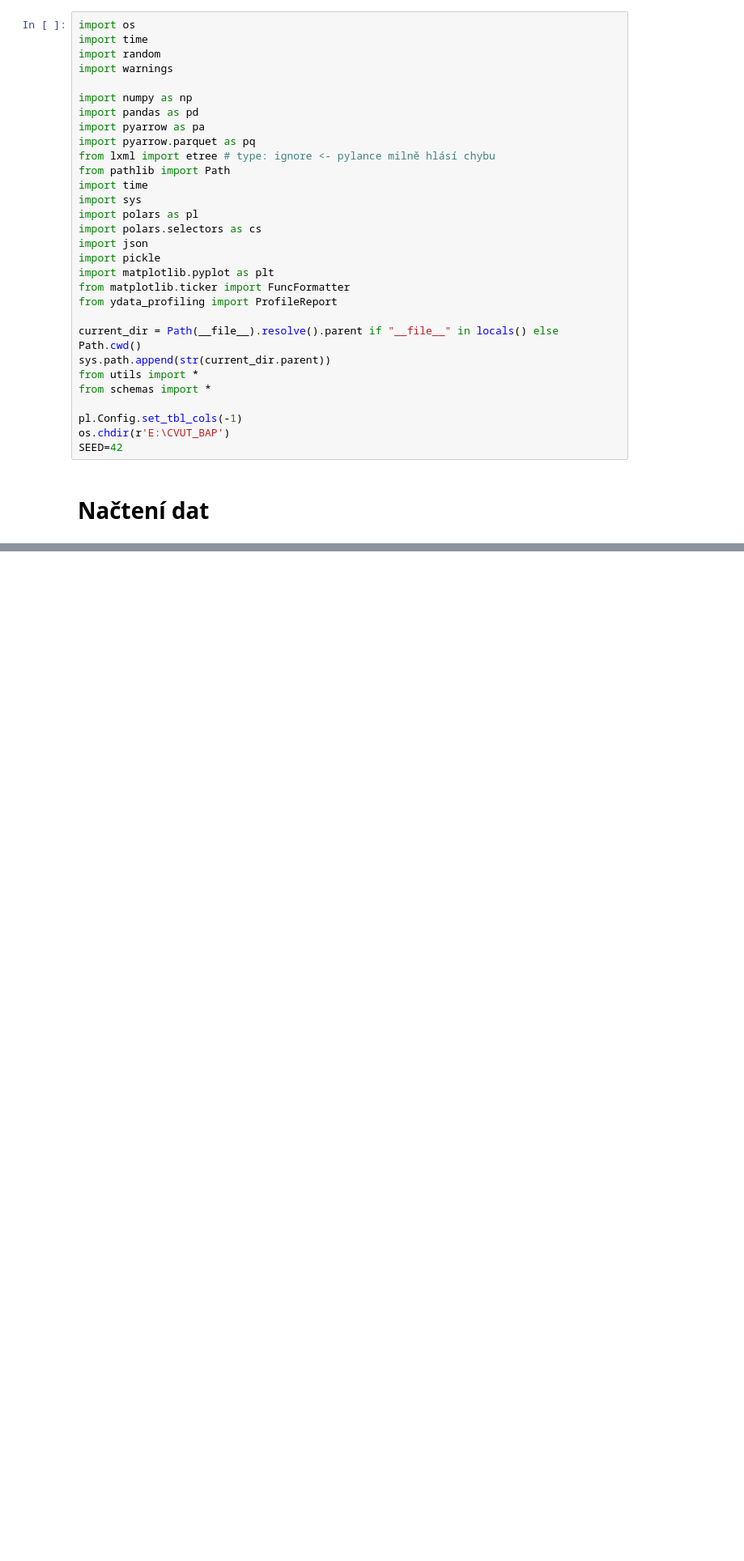
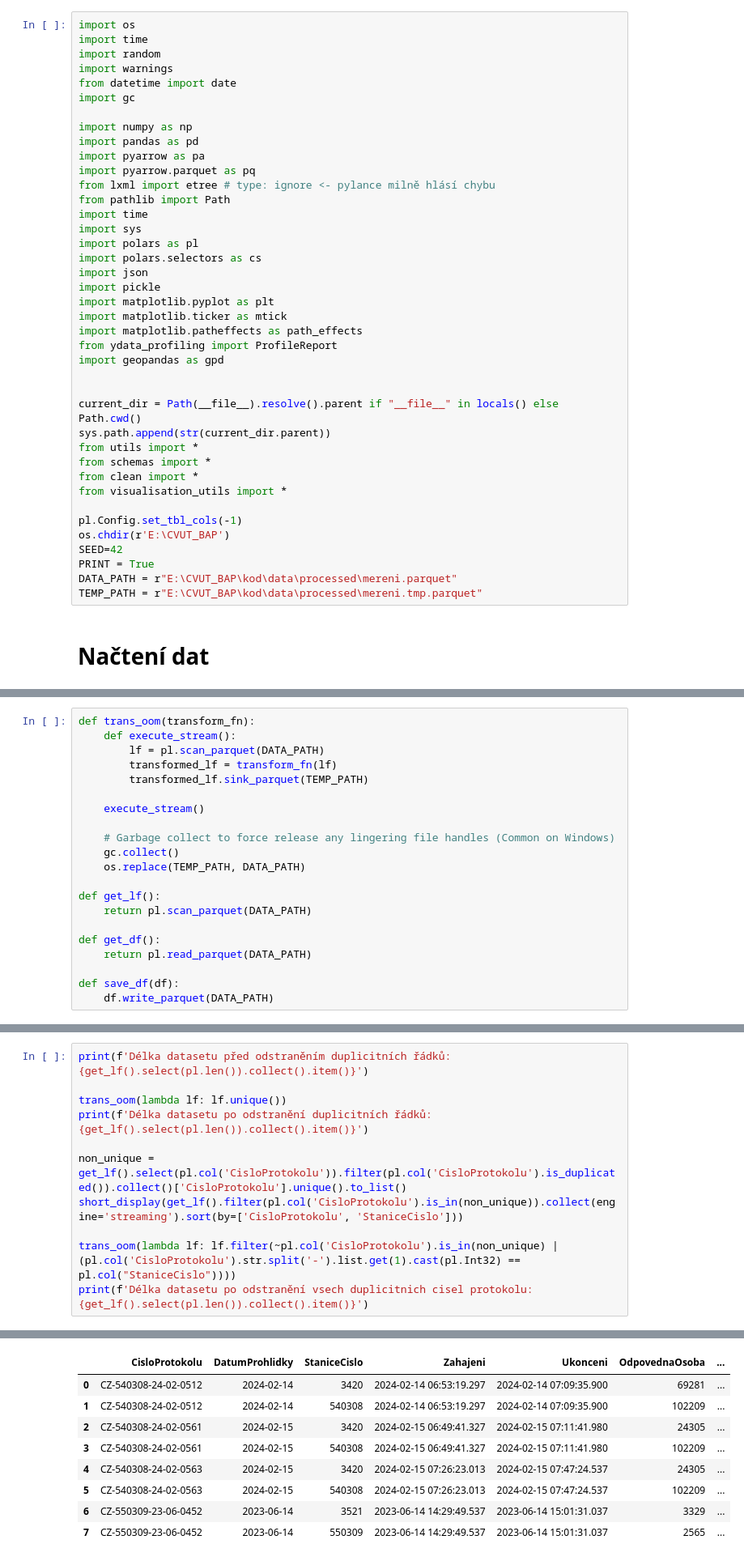
Before and after one commit to opendatalabcz/emissions-data-analysis-cz, a Jupyter notebook: kod/explorace/mereni_exploration.ipynb, the cells around one changed output, grey strips where cells are left out. Shown at 81% size. Cells and saved outputs as stored; diff of their text form; blank space fills up the shorter version.

```diff
--- a/kod/explorace/mereni_exploration.ipynb
+++ b/kod/explorace/mereni_exploration.ipynb
@@ -3,6 +3,8 @@ import os
 import time
 import random
 import warnings
+from datetime import date
+import gc
 
 import numpy as np
 import pandas as pd
@@ -17,17 +19,25 @@ import polars.selectors as cs
 import json
 import pickle
 import matplotlib.pyplot as plt
-from matplotlib.ticker import FuncFormatter
+import matplotlib.ticker as mtick
+import matplotlib.patheffects as path_effects
 from ydata_profiling import ProfileReport
+import geopandas as gpd
+
 
 current_dir = Path(__file__).resolve().parent if "__file__" in locals() else Path.cwd()
 sys.path.append(str(current_dir.parent))
 from utils import *
 from schemas import *
+from clean import *
+from visualisation_utils import *
 
 pl.Config.set_tbl_cols(-1)
 os.chdir(r'E:\CVUT_BAP')
 SEED=42
+PRINT = True
+DATA_PATH = r"E:\CVUT_BAP\kod\data\processed\mereni.parquet"
+TEMP_PATH = r"E:\CVUT_BAP\kod\data\processed\mereni.tmp.parquet"
 # %% [markdown]
 # Načtení dat
 # %%
@@ -60,0 +78,21 @@ Error:
+# %%
+def trans_oom(transform_fn):
+    def execute_stream():
+        lf = pl.scan_parquet(DATA_PATH)
+        transformed_lf = transform_fn(lf)
+        transformed_lf.sink_parquet(TEMP_PATH)
+
+    execute_stream()
+
+    # Garbage collect to force release any lingering file handles (Common on Windows)
+    gc.collect()
+    os.replace(TEMP_PATH, DATA_PATH)
+
+def get_lf():
+    return pl.scan_parquet(DATA_PATH)
+
+def get_df():
+    return pl.read_parquet(DATA_PATH)
+
+def save_df(df):
+    df.write_parquet(DATA_PATH)
@@ -60,0 +101,12 @@ Error:
+# %%
+print(f'Délka datasetu před odstraněním duplicitních řádků: {get_lf().select(pl.len()).collect().item()}')
+
+trans_oom(lambda lf: lf.unique())
+print(f'Délka datasetu po odstranění duplicitních řádků: {get_lf().select(pl.len()).collect().item()}')
+
+non_unique = get_lf().select(pl.col('CisloProtokolu')).filter(pl.col('CisloProtokolu').is_duplicated()).collect()['CisloProtokolu'].unique().to_list()
+short_display(get_lf().filter(pl.col('CisloProtokolu').is_in(non_unique)).collect(engine='streaming').sort(by=['CisloProtokolu', 'StaniceCislo']))
+
+trans_oom(lambda lf: lf.filter(~pl.col('CisloProtokolu').is_in(non_unique) | (pl.col('CisloProtokolu').str.split('-').list.get(1).cast(pl.Int32) == pl.col("StaniceCislo"))))
+print(f'Délka datasetu po odstranění vsech duplicitnich cisel protokolu: {get_lf().select(pl.len()).collect().item()}')
+# %% [output]
@@ -60,0 +116,9 @@ Error:
+|  | CisloProtokolu | DatumProhlidky | StaniceCislo | Zahajeni | Ukonceni | OdpovednaOsoba | ... |
+| 0 | CZ-540308-24-02-0512 | 2024-02-14 | 3420 | 2024-02-14 06:53:19.297 | 2024-02-14 07:09:35.900 | 69281 | ... |
+| 1 | CZ-540308-24-02-0512 | 2024-02-14 | 540308 | 2024-02-14 06:53:19.297 | 2024-02-14 07:09:35.900 | 102209 | ... |
+| 2 | CZ-540308-24-02-0561 | 2024-02-15 | 3420 | 2024-02-15 06:49:41.327 | 2024-02-15 07:11:41.980 | 24305 | ... |
+| 3 | CZ-540308-24-02-0561 | 2024-02-15 | 540308 | 2024-02-15 06:49:41.327 | 2024-02-15 07:11:41.980 | 102209 | ... |
+| 4 | CZ-540308-24-02-0563 | 2024-02-15 | 3420 | 2024-02-15 07:26:23.013 | 2024-02-15 07:47:24.537 | 24305 | ... |
+| 5 | CZ-540308-24-02-0563 | 2024-02-15 | 540308 | 2024-02-15 07:26:23.013 | 2024-02-15 07:47:24.537 | 102209 | ... |
+| 6 | CZ-550309-23-06-0452 | 2023-06-14 | 3521 | 2023-06-14 14:29:49.537 | 2023-06-14 15:01:31.037 | 3329 | ... |
+| 7 | CZ-550309-23-06-0452 | 2023-06-14 | 550309 | 2023-06-14 14:29:49.537 | 2023-06-14 15:01:31.037 | 2565 | ... |
```
Also changed, not shown: parts of 66 cells of this notebook, 34 other files.
